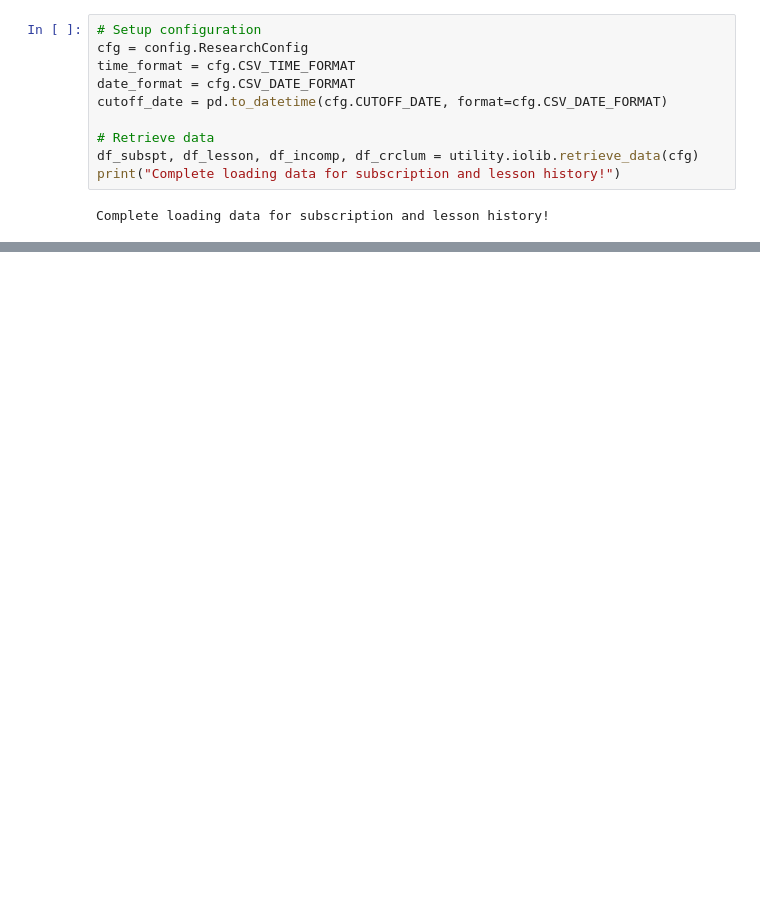
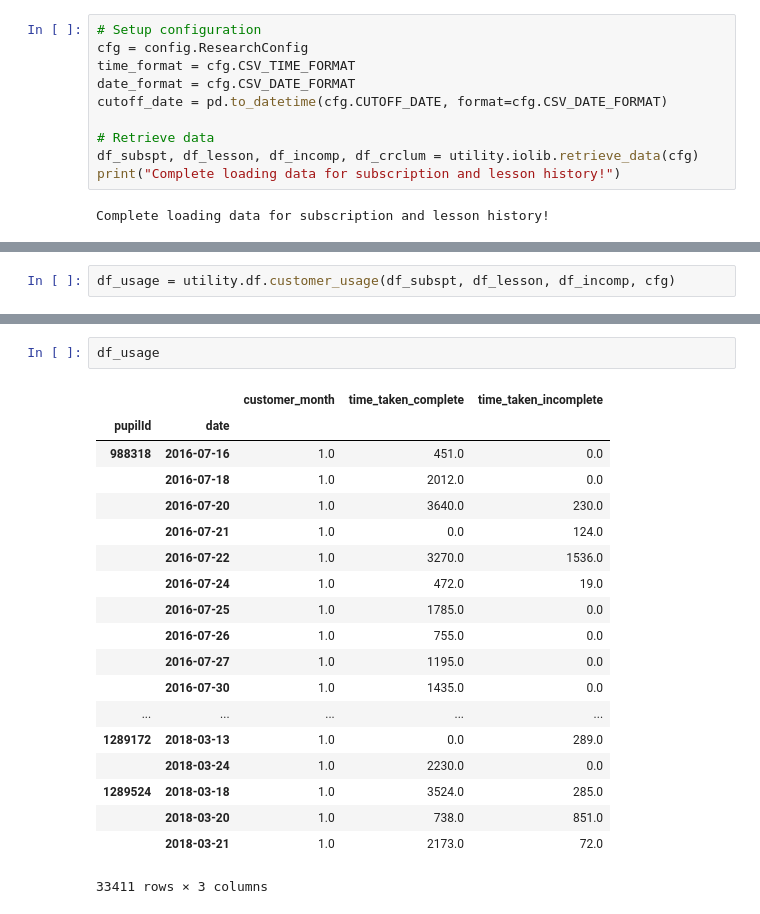
Before and after one commit to vicaws/Whizz, a Jupyter notebook: Code/Churn/Churn/NB_FeatureEngineering.ipynb, the cells around one changed output, grey strips where cells are left out. Drawn from its saved outputs; the diff is of its cells as text; blank space fills up the shorter version.

Commit message:
add function to compute usage table

```diff
--- a/Code/Churn/Churn/NB_FeatureEngineering.ipynb
+++ b/Code/Churn/Churn/NB_FeatureEngineering.ipynb
@@ -68,0 +33,2 @@ df_lesson_short
+# %%
+df_usage = utility.df.customer_usage(df_subspt, df_lesson, df_incomp, cfg)
@@ -68,0 +53,22 @@ df_lesson_short
+# %%
+df_usage
+# %% [output]
+|  |  | customer_month | time_taken_complete | time_taken_incomplete |
+| pupilId | date |  |  |  |
+| 988318 | 2016-07-16 | 1.0 | 451.0 | 0.0 |
+|  | 2016-07-18 | 1.0 | 2012.0 | 0.0 |
+|  | 2016-07-20 | 1.0 | 3640.0 | 230.0 |
+|  | 2016-07-21 | 1.0 | 0.0 | 124.0 |
+|  | 2016-07-22 | 1.0 | 3270.0 | 1536.0 |
+|  | 2016-07-24 | 1.0 | 472.0 | 19.0 |
+|  | 2016-07-25 | 1.0 | 1785.0 | 0.0 |
+|  | 2016-07-26 | 1.0 | 755.0 | 0.0 |
+|  | 2016-07-27 | 1.0 | 1195.0 | 0.0 |
+|  | 2016-07-30 | 1.0 | 1435.0 | 0.0 |
+| ... | ... | ... | ... | ... |
+| 1289172 | 2018-03-13 | 1.0 | 0.0 | 289.0 |
+|  | 2018-03-24 | 1.0 | 2230.0 | 0.0 |
+| 1289524 | 2018-03-18 | 1.0 | 3524.0 | 285.0 |
+|  | 2018-03-20 | 1.0 | 738.0 | 851.0 |
+|  | 2018-03-21 | 1.0 | 2173.0 | 72.0 |
+33411 rows × 3 columns
```
Also changed, not shown: parts of 7 cells of this notebook, 12 other files.
